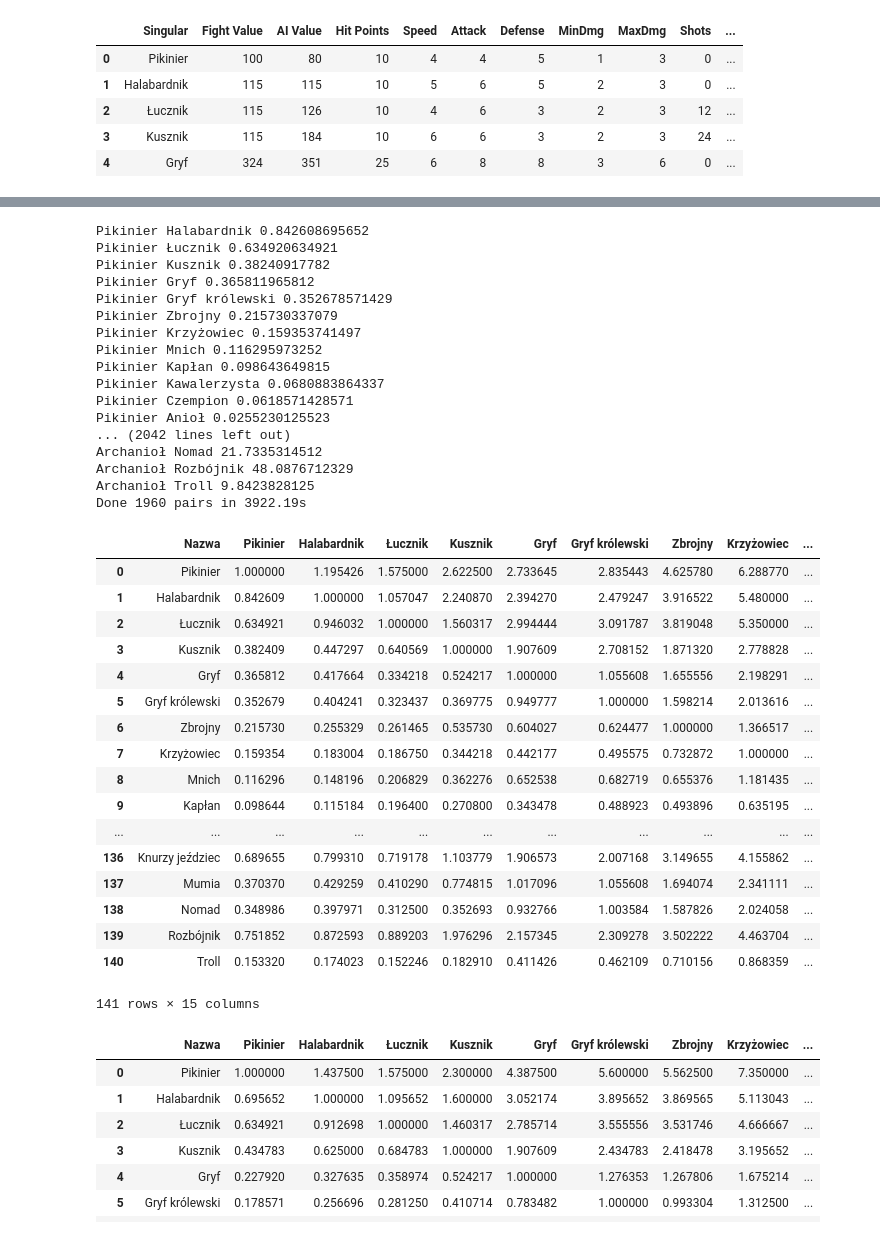
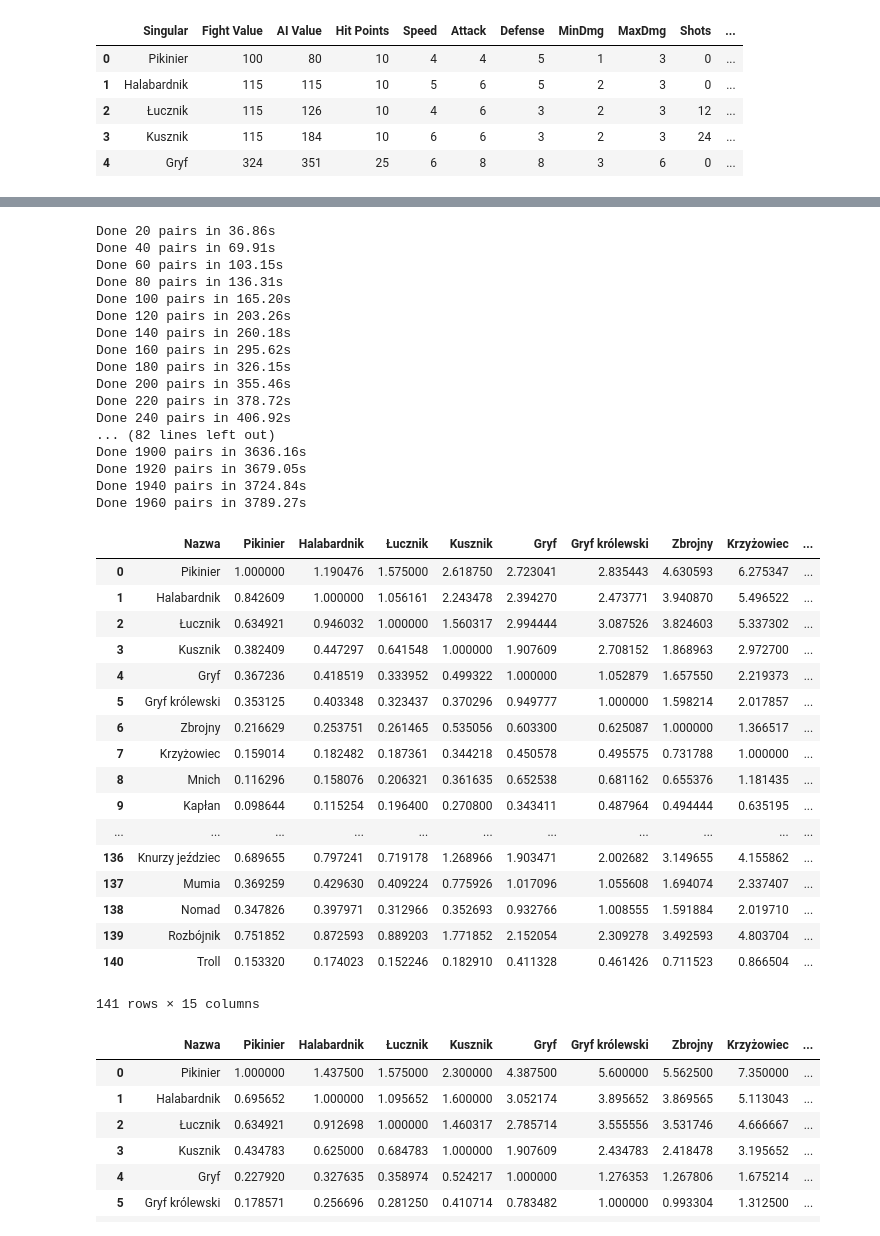
Before and after one commit to maciek16180/h3-fight-sim, a Jupyter notebook: combat_sim.ipynb, the cells around one changed output, grey strips where cells are left out. Cells and saved outputs as stored; diff of their text form; code cells hidden in the pictures.

Commit message:
updated results for castle troops

```diff
--- a/combat_sim.ipynb
+++ b/combat_sim.ipynb
@@ -429,28 +429,28 @@ for x in castle_units:
         else:
             cnt_x, cnt_u = find_balance(x[0], u[0], 500)
             castle_scores[x_id, u_id] = cnt_u / float(cnt_x)
-            print x[0], u[0], castle_scores[x_id, u_id]
+#             print x[0], u[0], castle_scores[x_id, u_id]
             i += 1
             if not i % 20:
                 print 'Done {} pairs in {:.2f}s'.format(i, time.time()-t0)
         u_id += 1
     x_id += 1
 # %% [output]
-Pikinier Halabardnik 0.842608695652
-Pikinier Łucznik 0.634920634921
-Pikinier Kusznik 0.38240917782
-Pikinier Gryf 0.365811965812
-Pikinier Gryf królewski 0.352678571429
-Pikinier Zbrojny 0.215730337079
-Pikinier Krzyżowiec 0.159353741497
-Pikinier Mnich 0.116295973252
-Pikinier Kapłan 0.098643649815
-Pikinier Kawalerzysta 0.0680883864337
-Pikinier Czempion 0.0618571428571
-Pikinier Anioł 0.0255230125523
-... (2042 lines left out)
-Archanioł Nomad 21.7335314512
-Archanioł Rozbójnik 48.0876712329
-Archanioł Troll 9.8423828125
-Done 1960 pairs in 3922.19s
+Done 20 pairs in 36.86s
+Done 40 pairs in 69.91s
+Done 60 pairs in 103.15s
+Done 80 pairs in 136.31s
+Done 100 pairs in 165.20s
+Done 120 pairs in 203.26s
+Done 140 pairs in 260.18s
+Done 160 pairs in 295.62s
+Done 180 pairs in 326.15s
+Done 200 pairs in 355.46s
+Done 220 pairs in 378.72s
+Done 240 pairs in 406.92s
+... (82 lines left out)
+Done 1900 pairs in 3636.16s
+Done 1920 pairs in 3679.05s
+Done 1940 pairs in 3724.84s
+Done 1960 pairs in 3789.27s
 # %%
@@ -458,25 +458,25 @@ np.savez('castle_scores.npz', castle_scores)
 # %%
-a = np.load('castle_scores.npz')['arr_0']
+a = np.load('misc/castle_scores.npz')['arr_0']
 cs = pd.DataFrame.from_records(a.T, columns=data.Singular.values[:14])
 cs.insert(0, 'Nazwa', pd.Series(data.Singular.values[:-5]))
 cs
 # %% [output]
 |  | Nazwa | Pikinier | Halabardnik | Łucznik | Kusznik | Gryf | Gryf królewski | Zbrojny | Krzyżowiec | ... |
-| 0 | Pikinier | 1.000000 | 1.195426 | 1.575000 | 2.622500 | 2.733645 | 2.835443 | 4.625780 | 6.288770 | ... |
-| 1 | Halabardnik | 0.842609 | 1.000000 | 1.057047 | 2.240870 | 2.394270 | 2.479247 | 3.916522 | 5.480000 | ... |
-| 2 | Łucznik | 0.634921 | 0.946032 | 1.000000 | 1.560317 | 2.994444 | 3.091787 | 3.819048 | 5.350000 | ... |
-| 3 | Kusznik | 0.382409 | 0.447297 | 0.640569 | 1.000000 | 1.907609 | 2.708152 | 1.871320 | 2.778828 | ... |
-| 4 | Gryf | 0.365812 | 0.417664 | 0.334218 | 0.524217 | 1.000000 | 1.055608 | 1.655556 | 2.198291 | ... |
-| 5 | Gryf królewski | 0.352679 | 0.404241 | 0.323437 | 0.369775 | 0.949777 | 1.000000 | 1.598214 | 2.013616 | ... |
-| 6 | Zbrojny | 0.215730 | 0.255329 | 0.261465 | 0.535730 | 0.604027 | 0.624477 | 1.000000 | 1.366517 | ... |
-| 7 | Krzyżowiec | 0.159354 | 0.183004 | 0.186750 | 0.344218 | 0.442177 | 0.495575 | 0.732872 | 1.000000 | ... |
-| 8 | Mnich | 0.116296 | 0.148196 | 0.206829 | 0.362276 | 0.652538 | 0.682719 | 0.655376 | 1.181435 | ... |
-| 9 | Kapłan | 0.098644 | 0.115184 | 0.196400 | 0.270800 | 0.343478 | 0.488923 | 0.493896 | 0.635195 | ... |
+| 0 | Pikinier | 1.000000 | 1.190476 | 1.575000 | 2.618750 | 2.723041 | 2.835443 | 4.630593 | 6.275347 | ... |
+| 1 | Halabardnik | 0.842609 | 1.000000 | 1.056161 | 2.243478 | 2.394270 | 2.473771 | 3.940870 | 5.496522 | ... |
+| 2 | Łucznik | 0.634921 | 0.946032 | 1.000000 | 1.560317 | 2.994444 | 3.087526 | 3.824603 | 5.337302 | ... |
+| 3 | Kusznik | 0.382409 | 0.447297 | 0.641548 | 1.000000 | 1.907609 | 2.708152 | 1.868963 | 2.972700 | ... |
+| 4 | Gryf | 0.367236 | 0.418519 | 0.333952 | 0.499322 | 1.000000 | 1.052879 | 1.657550 | 2.219373 | ... |
+| 5 | Gryf królewski | 0.353125 | 0.403348 | 0.323437 | 0.370296 | 0.949777 | 1.000000 | 1.598214 | 2.017857 | ... |
+| 6 | Zbrojny | 0.216629 | 0.253751 | 0.261465 | 0.535056 | 0.603300 | 0.625087 | 1.000000 | 1.366517 | ... |
+| 7 | Krzyżowiec | 0.159014 | 0.182482 | 0.187361 | 0.344218 | 0.450578 | 0.495575 | 0.731788 | 1.000000 | ... |
+| 8 | Mnich | 0.116296 | 0.158076 | 0.206321 | 0.361635 | 0.652538 | 0.681162 | 0.655376 | 1.181435 | ... |
+| 9 | Kapłan | 0.098644 | 0.115254 | 0.196400 | 0.270800 | 0.343411 | 0.487964 | 0.494444 | 0.635195 | ... |
 | ... | ... | ... | ... | ... | ... | ... | ... | ... | ... | ... |
-| 136 | Knurzy jeździec | 0.689655 | 0.799310 | 0.719178 | 1.103779 | 1.906573 | 2.007168 | 3.149655 | 4.155862 | ... |
-| 137 | Mumia | 0.370370 | 0.429259 | 0.410290 | 0.774815 | 1.017096 | 1.055608 | 1.694074 | 2.341111 | ... |
-| 138 | Nomad | 0.348986 | 0.397971 | 0.312500 | 0.352693 | 0.932766 | 1.003584 | 1.587826 | 2.024058 | ... |
-| 139 | Rozbójnik | 0.751852 | 0.872593 | 0.889203 | 1.976296 | 2.157345 | 2.309278 | 3.502222 | 4.463704 | ... |
-| 140 | Troll | 0.153320 | 0.174023 | 0.152246 | 0.182910 | 0.411426 | 0.462109 | 0.710156 | 0.868359 | ... |
+| 136 | Knurzy jeździec | 0.689655 | 0.797241 | 0.719178 | 1.268966 | 1.903471 | 2.002682 | 3.149655 | 4.155862 | ... |
+| 137 | Mumia | 0.369259 | 0.429630 | 0.409224 | 0.775926 | 1.017096 | 1.055608 | 1.694074 | 2.337407 | ... |
+| 138 | Nomad | 0.347826 | 0.397971 | 0.312966 | 0.352693 | 0.932766 | 1.008555 | 1.591884 | 2.019710 | ... |
+| 139 | Rozbójnik | 0.751852 | 0.872593 | 0.889203 | 1.771852 | 2.152054 | 2.309278 | 3.492593 | 4.803704 | ... |
+| 140 | Troll | 0.153320 | 0.174023 | 0.152246 | 0.182910 | 0.411328 | 0.461426 | 0.711523 | 0.866504 | ... |
 141 rows × 15 columns
 # %%
```
Also changed, not shown: parts of 10 cells of this notebook, 3 other files.
